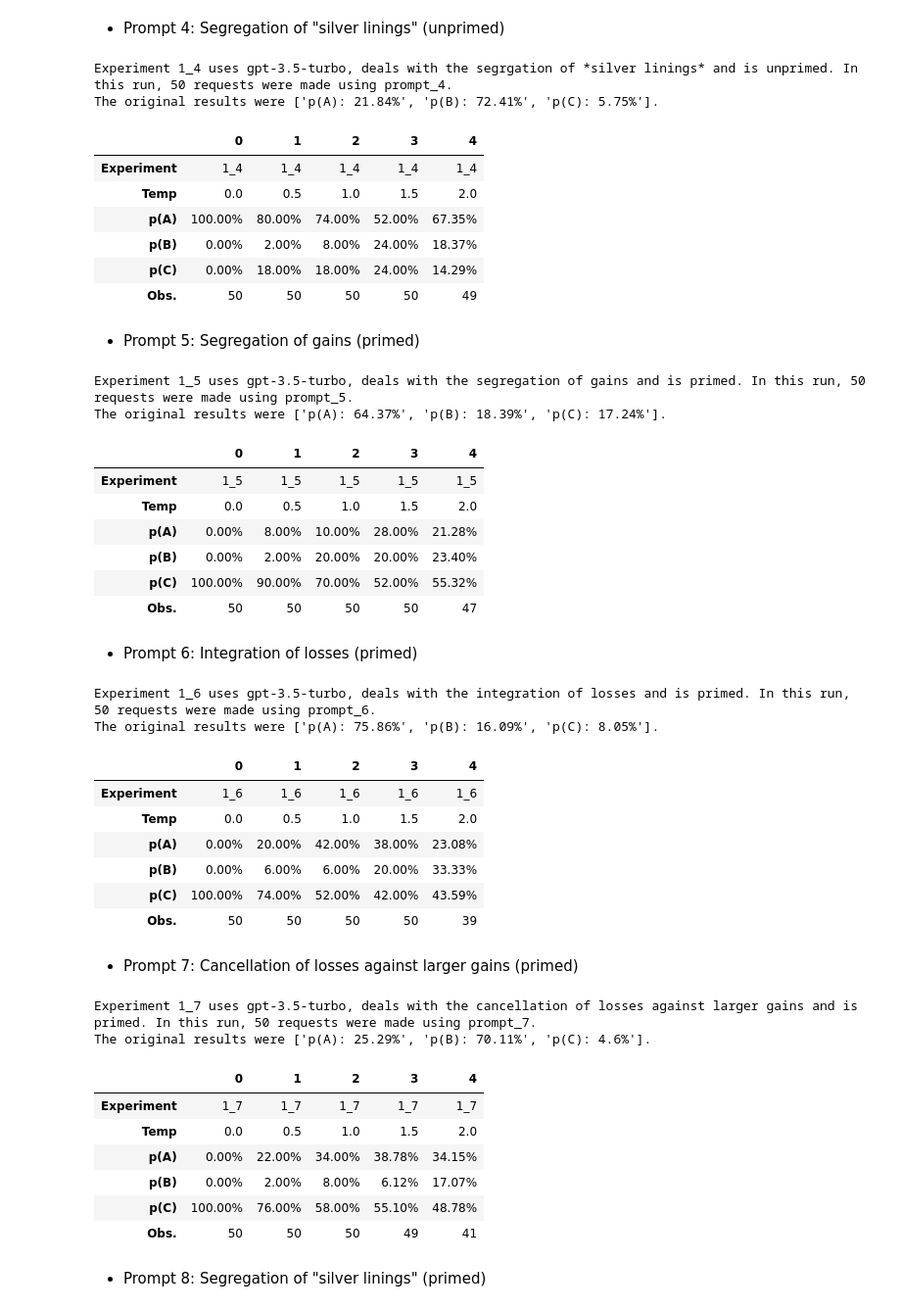
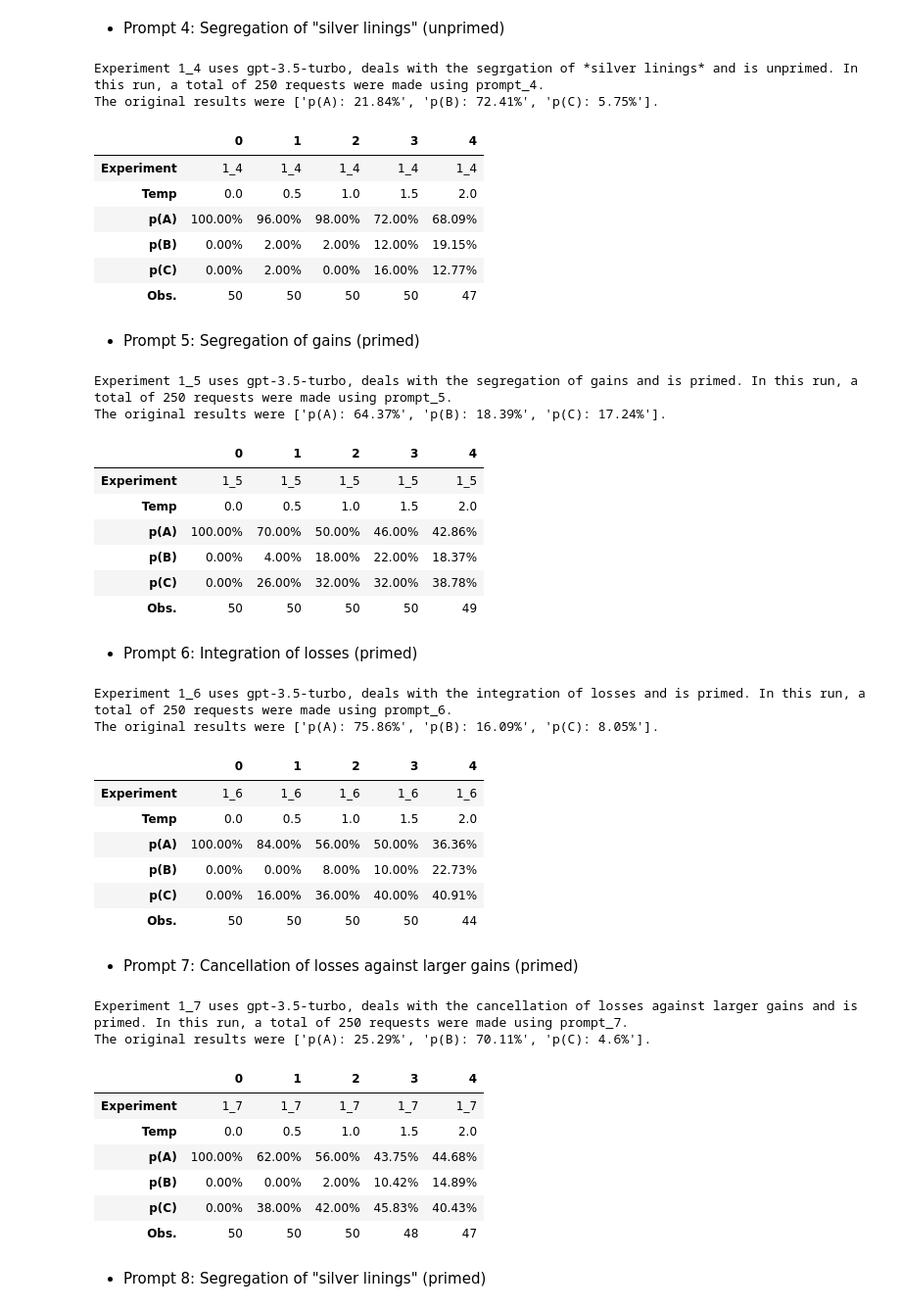
Before and after one commit to MariusDSPM/Data-Science-Project, a Jupyter notebook: Prospect_Theory.ipynb, the cells around one changed output. Shown at 98% size. Cells and saved outputs as stored; diff of their text form; code cells hidden in the pictures.

```diff
--- a/Prospect_Theory.ipynb
+++ b/Prospect_Theory.ipynb
@@ -185,8 +180,7 @@ prompt_7 = """You are a market researcher and focus on Prospect Theory and Menta
          A: Mister A
          B: Mister B
          C: No difference.
-         Which option would you choose? Please answer by only giving the letter of the alternative you would choose without any reasoning.
-         Answer: I would choose option """
+         Which option would you choose? Please answer by only giving the letter of the alternative you would choose without any reasoning."""
 
 # Who is happier?
 # %% [markdown]
@@ -198,8 +192,7 @@ prompt_8 = """You are a market researcher and focus on Prospect Theory and Menta
          A: Mister A
          B: Mister B
          C: No difference.
-         Which option would you choose? Please answer by only giving the letter of the alternative you would choose without any reasoning.
-         Answer: I would choose option """
+         Which option would you choose? Please answer by only giving the letter of the alternative you would choose without any reasoning."""
 # Who is more upset?
 # %% [markdown]
 ------------------------------
@@ -317,7 +310,7 @@ results_dict = {
 
 - Functions to query 1 prompt n times
 # %%
-def run_experiment(experiment_id, n, temperature = 1, max_tokens = 1):
+def run_experiment(experiment_id, n, progress_bar, temperature):
 
     """
     Function to query ChatGPT multiple times with a survey having answers designed as: A, B, C.
@@ -337,16 +330,18 @@ def run_experiment(experiment_id, n, temperature = 1, max_tokens = 1):
     for _ in range(n):
         response = client.chat.completions.create(
             model = model_dict[experiment_id],
-            max_tokens = max_tokens,
+            max_tokens = 1,
             temperature = temperature, # range is 0 to 2
             messages = [
+            {"role": "system", "content": "Only answer with 1 letter."},
             {"role": "user", "content": experiment_prompts_dict[experiment_id]},
                    ])
 
         # Store the answer in the list
         answer = response.choices[0].message.content
         answers.append(answer.strip())
-
+        # Update progress bar (given from either temperature loop, or set locally)
+        progress_bar.update(1)
 
     # Counting results
     A = answers.count("A")
@@ -366,15 +361,13 @@ def run_experiment(experiment_id, n, temperature = 1, max_tokens = 1):
 
     # Collect probabilities in a dataframe
     probs = [experiment_id, temperature, p_a, p_b, p_c, len_correct]
-    # Print progress
-    print(f"Experiment {experiment_id} with {n} observations and temperature {temperature} completed.")
 
     # Give out results
     return results, probs
 # %% [markdown]
 - Function to loop run_experiment() over a list of temperature values
 # %%
-def temperature_loop(function, experiment_id, temperature_list = [0, 0.5, 1, 1.5, 2], n = 50, max_tokens = 1):
+def temperature_loop(function, experiment_id, temperature_list = [0, 0.5, 1, 1.5, 2], n = 50):
     """
     Function to run an experiment with different temperature values.
 
@@ -392,10 +385,12 @@ def temperature_loop(function, experiment_id, temperature_list = [0, 0.5, 1, 1.5
     # Empty lists for storing results
     results_list = []
     probs_list = []
+    # Initialize progress bar -> used as input for run_experiment()
+    progress_bar = tqdm(range(n*len(temperature_list)))
 
     # Loop over different temperature values, calling the input function n times each (i.e. queriyng ChatGPT n times)
     for temperature in temperature_list:
-        results, probs = function(experiment_id = experiment_id, n = n, temperature = temperature, max_tokens = max_tokens) ############################################# CHANGED
+        results, probs = function(experiment_id = experiment_id, n = n, temperature = temperature, progress_bar = progress_bar)
         results_list.append(results)
         probs_list.append(probs)
 
@@ -404,13 +399,12 @@ def temperature_loop(function, experiment_id, temperature_list = [0, 0.5, 1, 1.5
     probs_df = pd.DataFrame(probs_list).transpose().set_index(pd.Index(["Experiment", "Temp", "p(A)", "p(B)", "p(C)", "Obs."]))
 
     # Return some information about the experiment as a check
-    check = f"{experiment_dict[experiment_id]} In this run, {n} requests were made using {prompt_ids_dict[experiment_id]}."
+    check = f"{experiment_dict[experiment_id]} In this run, a total of {n*len(temperature_list)} requests were made using {prompt_ids_dict[experiment_id]}."
     # Print information about the experiment
     print(check)
     # Print original results
     print(f"The original results were {results_dict[experiment_id]}.")
 
-
     return results_df, probs_df
 # %% [markdown]
 - Function to plot distribution of answer probabilities
@@ -540,63 +510,63 @@ The original results were ['p(A): 25.29%', 'p(B): 70.11%', 'p(C): 4.6%'].
 # %% [markdown]
 - Prompt 4: Segregation of "silver linings" (unprimed)
 # %%
-results_1_4, probs_1_4 = temperature_loop(run_experiment, experiment_id = "1_4", temperature_list = [0, 0.5, 1, 1.5, 2], n = 50, max_tokens = 1)
+results_1_4, probs_1_4 = temperature_loop(run_experiment, experiment_id = "1_4", temperature_list = [0, 0.5, 1, 1.5, 2], n = 50)
 probs_1_4
 # %% [output]
-Experiment 1_4 uses gpt-3.5-turbo, deals with the segrgation of *silver linings* and is unprimed. In this run, 50 requests were made using prompt_4.
+Experiment 1_4 uses gpt-3.5-turbo, deals with the segrgation of *silver linings* and is unprimed. In this run, a total of 250 requests were made using prompt_4.
 The original results were ['p(A): 21.84%', 'p(B): 72.41%', 'p(C): 5.75%'].
 |  | 0 | 1 | 2 | 3 | 4 |
 | Experiment | 1_4 | 1_4 | 1_4 | 1_4 | 1_4 |
 | Temp | 0.0 | 0.5 | 1.0 | 1.5 | 2.0 |
-| p(A) | 100.00% | 80.00% | 74.00% | 52.00% | 67.35% |
-| p(B) | 0.00% | 2.00% | 8.00% | 24.00% | 18.37% |
-| p(C) | 0.00% | 18.00% | 18.00% | 24.00% | 14.29% |
-| Obs. | 50 | 50 | 50 | 50 | 49 |
+| p(A) | 100.00% | 96.00% | 98.00% | 72.00% | 68.09% |
+| p(B) | 0.00% | 2.00% | 2.00% | 12.00% | 19.15% |
+| p(C) | 0.00% | 2.00% | 0.00% | 16.00% | 12.77% |
+| Obs. | 50 | 50 | 50 | 50 | 47 |
 # %% [markdown]
 - Prompt 5: Segregation of gains (primed)
 # %%
-results_1_5, probs_1_5 = temperature_loop(run_experiment, experiment_id = "1_5", temperature_list = [0, 0.5, 1, 1.5, 2], n = 50, max_tokens = 1)
+results_1_5, probs_1_5 = temperature_loop(run_experiment, experiment_id = "1_5", temperature_list = [0, 0.5, 1, 1.5, 2], n = 50)
 probs_1_5
 # %% [output]
-Experiment 1_5 uses gpt-3.5-turbo, deals with the segregation of gains and is primed. In this run, 50 requests were made using prompt_5.
+Experiment 1_5 uses gpt-3.5-turbo, deals with the segregation of gains and is primed. In this run, a total of 250 requests were made using prompt_5.
 The original results were ['p(A): 64.37%', 'p(B): 18.39%', 'p(C): 17.24%'].
 |  | 0 | 1 | 2 | 3 | 4 |
 | Experiment | 1_5 | 1_5 | 1_5 | 1_5 | 1_5 |
 | Temp | 0.0 | 0.5 | 1.0 | 1.5 | 2.0 |
-| p(A) | 0.00% | 8.00% | 10.00% | 28.00% | 21.28% |
-| p(B) | 0.00% | 2.00% | 20.00% | 20.00% | 23.40% |
-| p(C) | 100.00% | 90.00% | 70.00% | 52.00% | 55.32% |
-| Obs. | 50 | 50 | 50 | 50 | 47 |
+| p(A) | 100.00% | 70.00% | 50.00% | 46.00% | 42.86% |
+| p(B) | 0.00% | 4.00% | 18.00% | 22.00% | 18.37% |
+| p(C) | 0.00% | 26.00% | 32.00% | 32.00% | 38.78% |
+| Obs. | 50 | 50 | 50 | 50 | 49 |
 # %% [markdown]
 - Prompt 6: Integration of losses (primed)
 # %%
-results_1_6, probs_1_6 = temperature_loop(run_experiment, experiment_id = "1_6", temperature_list = [0, 0.5, 1, 1.5, 2], n = 50, max_tokens = 1)
+results_1_6, probs_1_6 = temperature_loop(run_experiment, experiment_id = "1_6", temperature_list = [0, 0.5, 1, 1.5, 2], n = 50)
 probs_1_6
 # %% [output]
-Experiment 1_6 uses gpt-3.5-turbo, deals with the integration of losses and is primed. In this run, 50 requests were made using prompt_6.
+Experiment 1_6 uses gpt-3.5-turbo, deals with the integration of losses and is primed. In this run, a total of 250 requests were made using prompt_6.
 The original results were ['p(A): 75.86%', 'p(B): 16.09%', 'p(C): 8.05%'].
 |  | 0 | 1 | 2 | 3 | 4 |
 | Experiment | 1_6 | 1_6 | 1_6 | 1_6 | 1_6 |
 | Temp | 0.0 | 0.5 | 1.0 | 1.5 | 2.0 |
-| p(A) | 0.00% | 20.00% | 42.00% | 38.00% | 23.08% |
-| p(B) | 0.00% | 6.00% | 6.00% | 20.00% | 33.33% |
-| p(C) | 100.00% | 74.00% | 52.00% | 42.00% | 43.59% |
-| Obs. | 50 | 50 | 50 | 50 | 39 |
+| p(A) | 100.00% | 84.00% | 56.00% | 50.00% | 36.36% |
+| p(B) | 0.00% | 0.00% | 8.00% | 10.00% | 22.73% |
+| p(C) | 0.00% | 16.00% | 36.00% | 40.00% | 40.91% |
+| Obs. | 50 | 50 | 50 | 50 | 44 |
 # %% [markdown]
 -  Prompt 7: Cancellation of losses against larger gains (primed)
 # %%
-results_1_7, probs_1_7 = temperature_loop(run_experiment, experiment_id = "1_7", temperature_list = [0, 0.5, 1, 1.5, 2], n = 50, max_tokens = 1)
+results_1_7, probs_1_7 = temperature_loop(run_experiment, experiment_id = "1_7", temperature_list = [0, 0.5, 1, 1.5, 2], n = 50)
 probs_1_7
 # %% [output]
-Experiment 1_7 uses gpt-3.5-turbo, deals with the cancellation of losses against larger gains and is primed. In this run, 50 requests were made using prompt_7.
+Experiment 1_7 uses gpt-3.5-turbo, deals with the cancellation of losses against larger gains and is primed. In this run, a total of 250 requests were made using prompt_7.
 The original results were ['p(A): 25.29%', 'p(B): 70.11%', 'p(C): 4.6%'].
 |  | 0 | 1 | 2 | 3 | 4 |
 | Experiment | 1_7 | 1_7 | 1_7 | 1_7 | 1_7 |
 | Temp | 0.0 | 0.5 | 1.0 | 1.5 | 2.0 |
-| p(A) | 0.00% | 22.00% | 34.00% | 38.78% | 34.15% |
-| p(B) | 0.00% | 2.00% | 8.00% | 6.12% | 17.07% |
-| p(C) | 100.00% | 76.00% | 58.00% | 55.10% | 48.78% |
-| Obs. | 50 | 50 | 50 | 49 | 41 |
+| p(A) | 100.00% | 62.00% | 56.00% | 43.75% | 44.68% |
+| p(B) | 0.00% | 0.00% | 2.00% | 10.42% | 14.89% |
+| p(C) | 0.00% | 38.00% | 42.00% | 45.83% | 40.43% |
+| Obs. | 50 | 50 | 50 | 48 | 47 |
 # %% [markdown]
 - Prompt 8: Segregation of "silver linings" (primed)
 # %%
```
Also changed, not shown: parts of 28 cells of this notebook, 1 other file.
